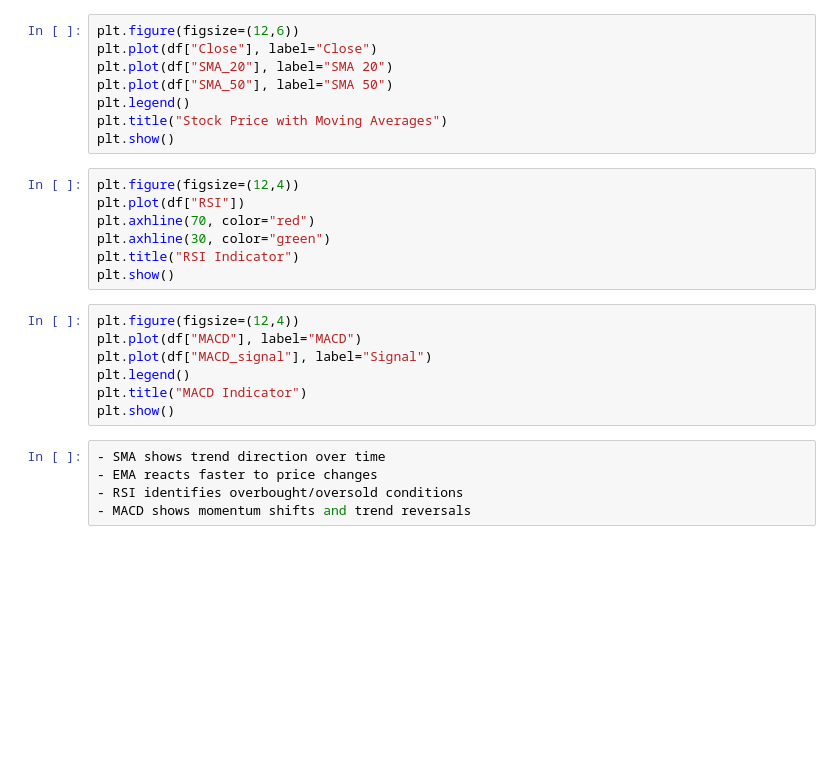
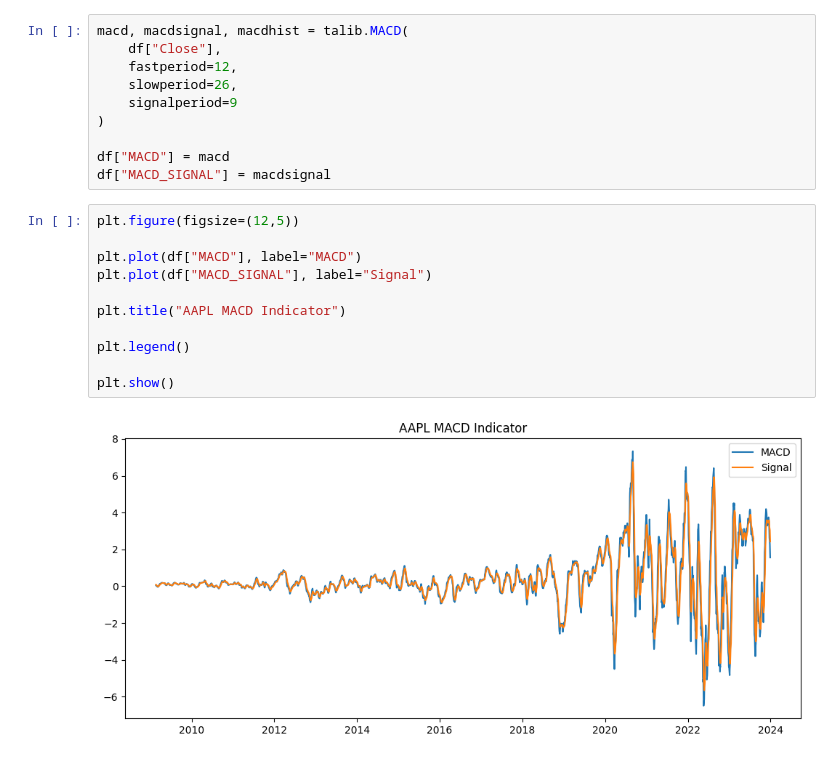
Before and after one commit to konesham2014/news-sentiment-analysis, a Jupyter notebook: notebooks/task_2_technical_indicators.ipynb, the cells around one changed output. Saved outputs shown, nothing was run; the diff lists cells and outputs as text; blank space fills up the shorter version.

```diff
--- a/notebooks/task_2_technical_indicators.ipynb
+++ b/notebooks/task_2_technical_indicators.ipynb
@@ -26,27 +89,23 @@ df["MACD"], df["MACD_signal"], df["MACD_hist"] = talib.MACD(df["Close"])
+# %%
+macd, macdsignal, macdhist = talib.MACD(
+    df["Close"],
+    fastperiod=12,
+    slowperiod=26,
+    signalperiod=9
+)
+
+df["MACD"] = macd
+df["MACD_SIGNAL"] = macdsignal
 # %%
-plt.figure(figsize=(12,6))
-plt.plot(df["Close"], label="Close")
-plt.plot(df["SMA_20"], label="SMA 20")
-plt.plot(df["SMA_50"], label="SMA 50")
+plt.figure(figsize=(12,5))
+
+plt.plot(df["MACD"], label="MACD")
+plt.plot(df["MACD_SIGNAL"], label="Signal")
+
+plt.title("AAPL MACD Indicator")
+
 plt.legend()
-plt.title("Stock Price with Moving Averages")
+
 plt.show()
+# %% [output]
+[figure, added]
-# %%
-plt.figure(figsize=(12,4))
-plt.plot(df["RSI"])
-plt.axhline(70, color="red")
-plt.axhline(30, color="green")
-plt.title("RSI Indicator")
-plt.show()
-# %%
-plt.figure(figsize=(12,4))
-plt.plot(df["MACD"], label="MACD")
-plt.plot(df["MACD_signal"], label="Signal")
-plt.legend()
-plt.title("MACD Indicator")
-plt.show()
-# %%
-- SMA shows trend direction over time
-- EMA reacts faster to price changes
-- RSI identifies overbought/oversold conditions
-- MACD shows momentum shifts and trend reversals
```
Also changed, not shown: parts of 12 cells of this notebook, 2 other files.
